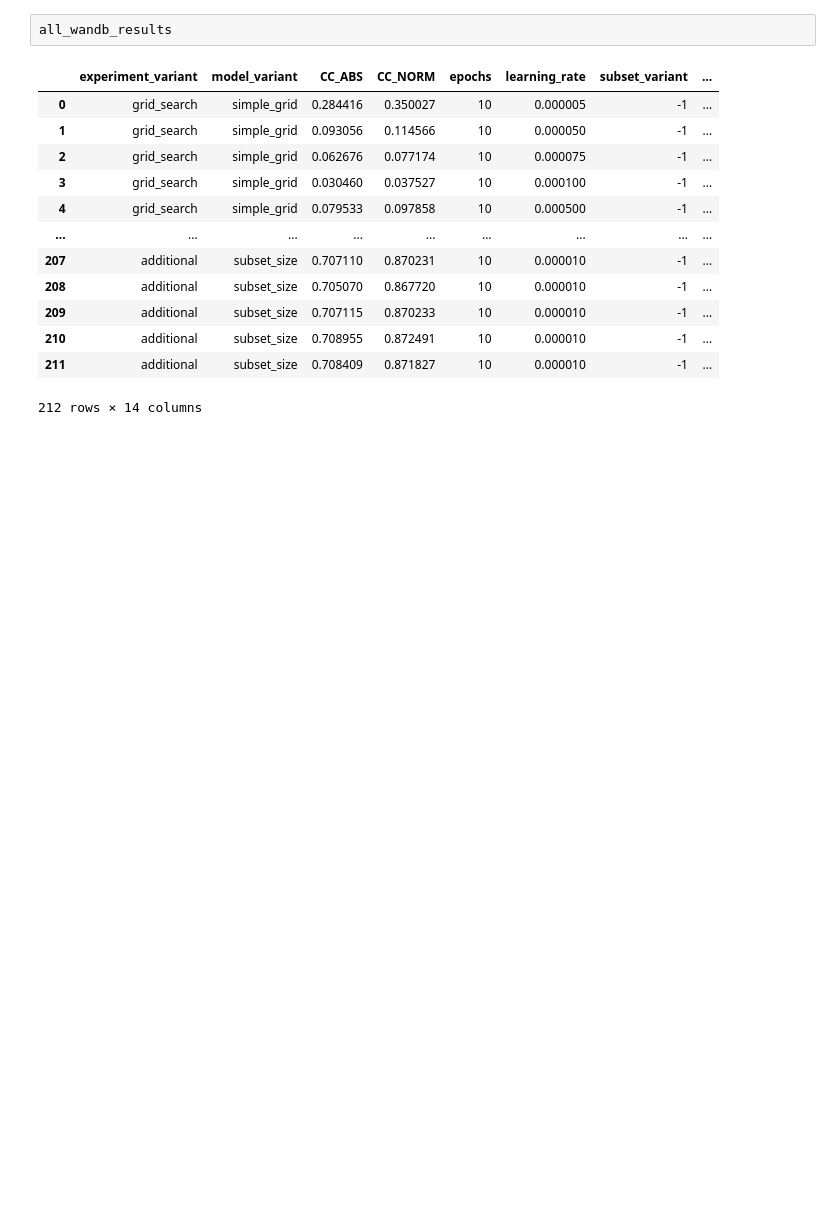
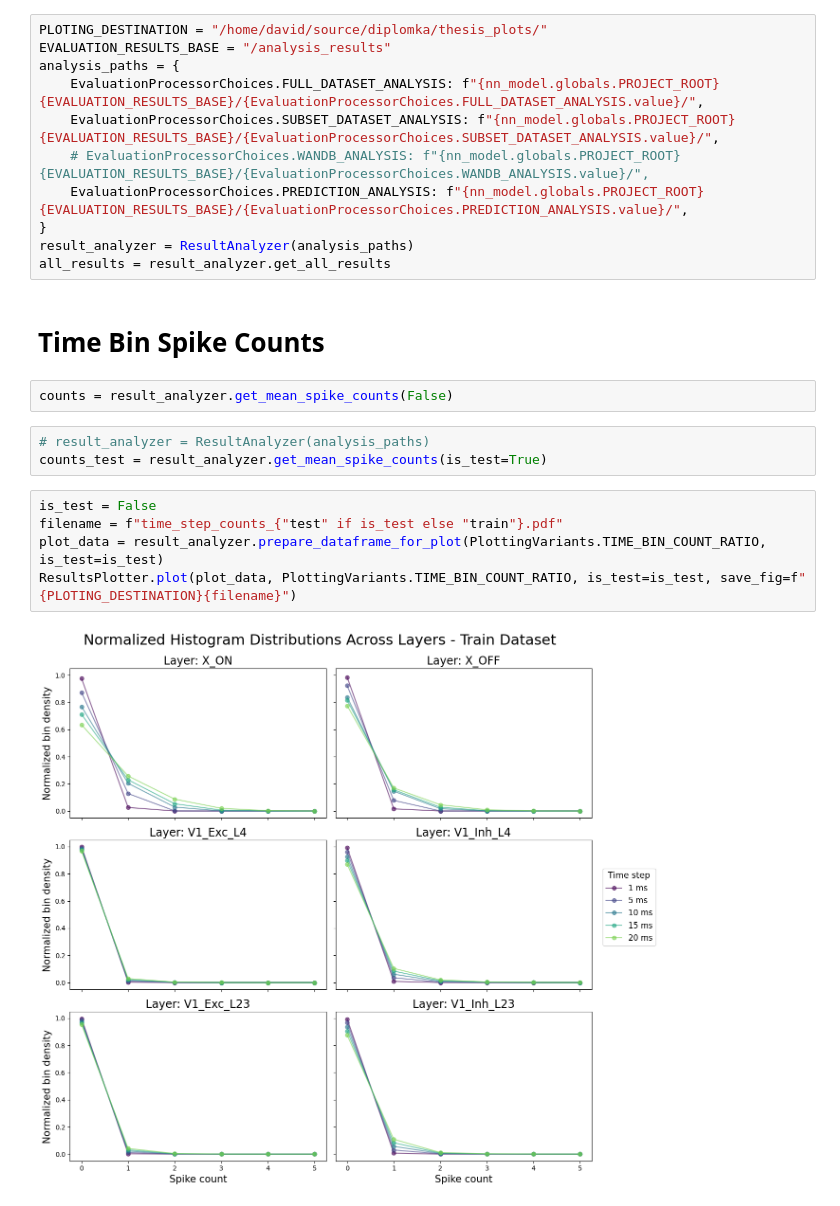
Before and after one commit to dbeinhauer/mcs-source, a Jupyter notebook: results_analysis_tools/analysis_overview.ipynb, the cells around one changed output. Drawn from its saved outputs; the diff is of its cells as text; blank space fills up the shorter version.

Commit message:
Final data processing of the time binning

```diff
--- a/results_analysis_tools/analysis_overview.ipynb
+++ b/results_analysis_tools/analysis_overview.ipynb
@@ -78,16 +31,25 @@ all_wandb_results = wand_processor.to_pandas()
-# %%
-all_wandb_results
-# %% [output]
-|  | experiment_variant | model_variant | CC_ABS | CC_NORM | epochs | learning_rate | subset_variant | ... |
-| 0 | grid_search | simple_grid | 0.284416 | 0.350027 | 10 | 0.000005 | -1 | ... |
-| 1 | grid_search | simple_grid | 0.093056 | 0.114566 | 10 | 0.000050 | -1 | ... |
-| 2 | grid_search | simple_grid | 0.062676 | 0.077174 | 10 | 0.000075 | -1 | ... |
-| 3 | grid_search | simple_grid | 0.030460 | 0.037527 | 10 | 0.000100 | -1 | ... |
-| 4 | grid_search | simple_grid | 0.079533 | 0.097858 | 10 | 0.000500 | -1 | ... |
-| ... | ... | ... | ... | ... | ... | ... | ... | ... |
-| 207 | additional | subset_size | 0.707110 | 0.870231 | 10 | 0.000010 | -1 | ... |
-| 208 | additional | subset_size | 0.705070 | 0.867720 | 10 | 0.000010 | -1 | ... |
-| 209 | additional | subset_size | 0.707115 | 0.870233 | 10 | 0.000010 | -1 | ... |
-| 210 | additional | subset_size | 0.708955 | 0.872491 | 10 | 0.000010 | -1 | ... |
-| 211 | additional | subset_size | 0.708409 | 0.871827 | 10 | 0.000010 | -1 | ... |
-212 rows × 14 columns
+# %%
+PLOTING_DESTINATION = "/home/david/source/diplomka/thesis_plots/"
+EVALUATION_RESULTS_BASE = "/analysis_results"
+analysis_paths = {
+    EvaluationProcessorChoices.FULL_DATASET_ANALYSIS: f"{nn_model.globals.PROJECT_ROOT}{EVALUATION_RESULTS_BASE}/{EvaluationProcessorChoices.FULL_DATASET_ANALYSIS.value}/",
+    EvaluationProcessorChoices.SUBSET_DATASET_ANALYSIS: f"{nn_model.globals.PROJECT_ROOT}{EVALUATION_RESULTS_BASE}/{EvaluationProcessorChoices.SUBSET_DATASET_ANALYSIS.value}/",
+    # EvaluationProcessorChoices.WANDB_ANALYSIS: f"{nn_model.globals.PROJECT_ROOT}{EVALUATION_RESULTS_BASE}/{EvaluationProcessorChoices.WANDB_ANALYSIS.value}/",
+    EvaluationProcessorChoices.PREDICTION_ANALYSIS: f"{nn_model.globals.PROJECT_ROOT}{EVALUATION_RESULTS_BASE}/{EvaluationProcessorChoices.PREDICTION_ANALYSIS.value}/",
+}
+result_analyzer = ResultAnalyzer(analysis_paths)
+all_results = result_analyzer.get_all_results
+# %% [markdown]
+# Time Bin Spike Counts
+# %%
+counts = result_analyzer.get_mean_spike_counts(False)
+# %%
+# result_analyzer = ResultAnalyzer(analysis_paths)
+counts_test = result_analyzer.get_mean_spike_counts(is_test=True)
+# %%
+is_test = False
+filename = f"time_step_counts_{"test" if is_test else "train"}.pdf"
+plot_data = result_analyzer.prepare_dataframe_for_plot(PlottingVariants.TIME_BIN_COUNT_RATIO, is_test=is_test)
+ResultsPlotter.plot(plot_data, PlottingVariants.TIME_BIN_COUNT_RATIO, is_test=is_test, save_fig=f"{PLOTING_DESTINATION}{filename}")
+# %% [output]
+[figure, added]
```
Also changed, not shown: parts of 8 cells of this notebook, 9 other files.
